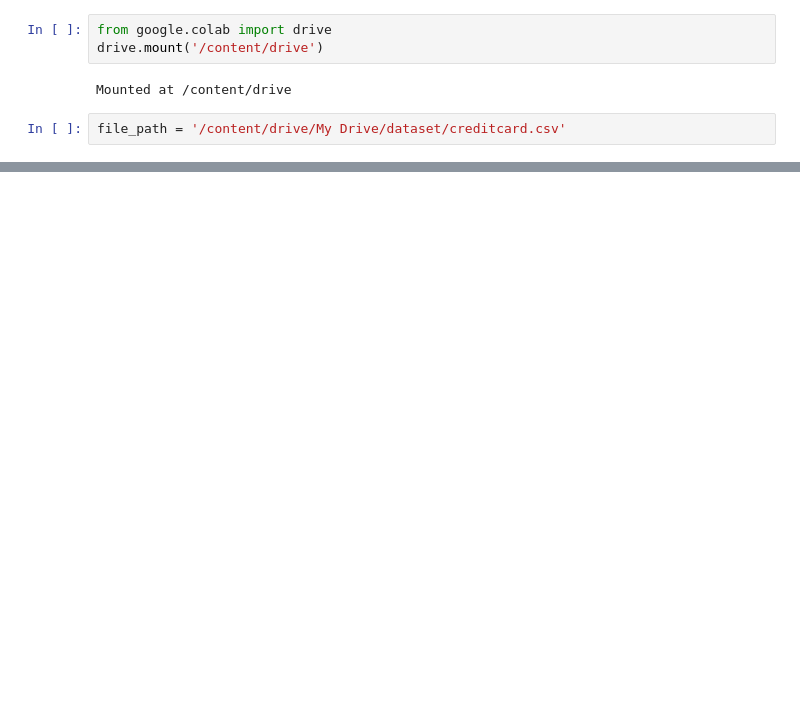
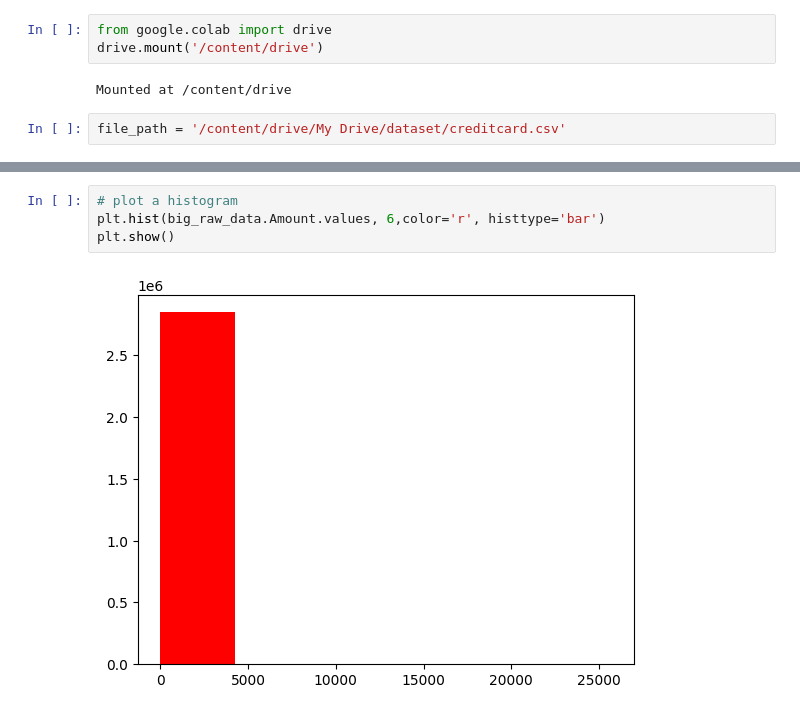
Before and after one commit to surajBR7/credit_card_fraud_detection, a Jupyter notebook: CCFD.ipynb, the cells around one changed output, grey strips where cells are left out. Saved outputs shown, nothing was run; the diff lists cells and outputs as text; blank space fills up the shorter version.

```diff
--- a/CCFD.ipynb
+++ b/CCFD.ipynb
@@ -22,0 +112,6 @@ df.head(5)
+# %%
+# plot a histogram
+plt.hist(big_raw_data.Amount.values, 6,color='r', histtype='bar')
+plt.show()
+# %% [output]
+[figure, added]
```
Also changed, not shown: parts of 14 cells of this notebook.
